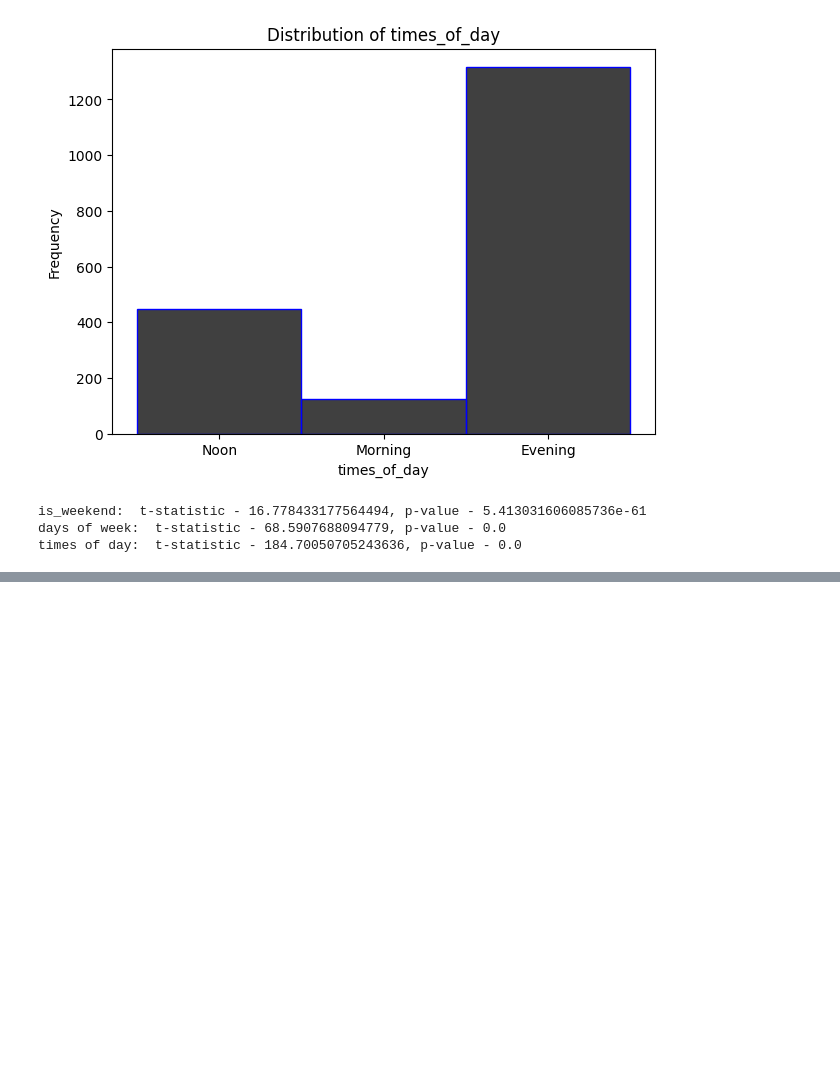
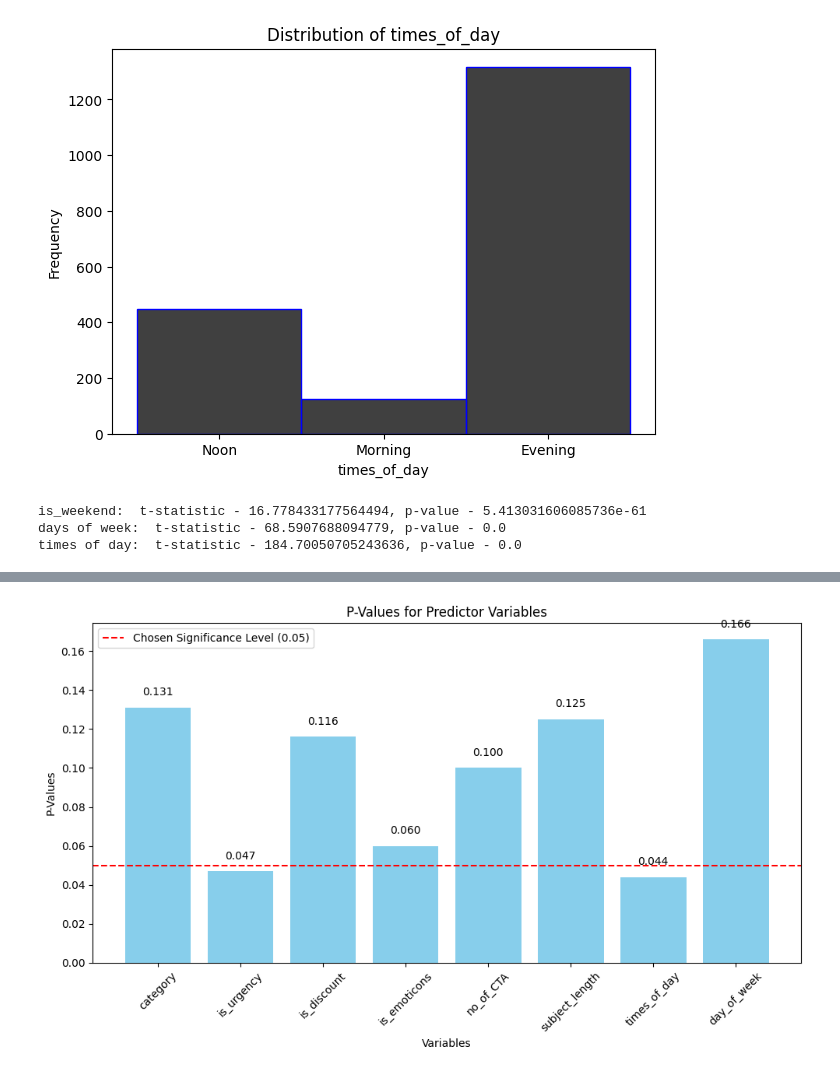
Before and after one commit to lakshmi-keerthi/Project_EA, a Jupyter notebook: time_day_week.ipynb, the cells around one changed output, grey strips where cells are left out. Drawn from its saved outputs; the diff is of its cells as text; code cells hidden in the pictures; blank space fills up the shorter version.

```diff
--- a/time_day_week.ipynb
+++ b/time_day_week.ipynb
@@ -125,0 +381,26 @@ times of day:  t-statistic - 184.70050705243636, p-value - 0.0
+# %%
+import matplotlib.pyplot as plt
+
+pValues = [0.131, 0.047, 0.116, 0.060, 0.100, 0.125, 0.044, 0.166]
+labels = ['category', 'is_urgency', 'is_discount', 'is_emoticons', 'no_of_CTA', 'subject_length', 'times_of_day', 'day_of_week']
+
+# Plotting the bar graph
+plt.figure(figsize=(10, 6))
+bars = plt.bar(labels, pValues, color='skyblue')
+plt.axhline(y=0.05, color='red', linestyle='--', label='Chosen Significance Level (0.05)')
+
+# Adding labels and titles
+plt.xlabel('Variables')
+plt.ylabel('P-Values')
+plt.title('P-Values for Predictor Variables')
+plt.xticks(rotation=45)
+plt.legend()
+
+# Adding the p-values as text above the bars
+for bar, val in zip(bars, pValues):
+    plt.text(bar.get_x() + bar.get_width() / 2, bar.get_height() + 0.005, f'{val:.3f}', ha='center', va='bottom')
+
+plt.tight_layout()
+plt.show()
+# %% [output]
+[figure, added]
```
Also changed, not shown: parts of 12 cells of this notebook.
